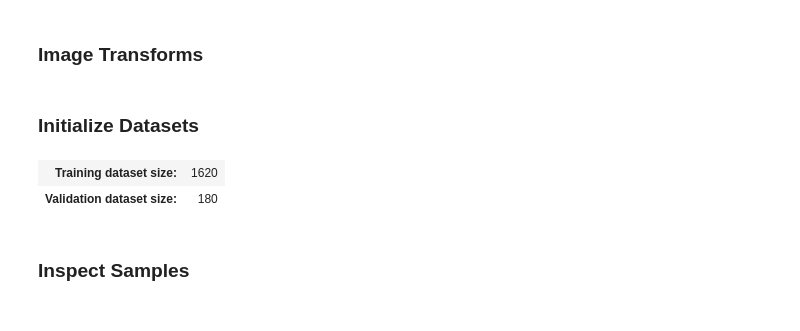
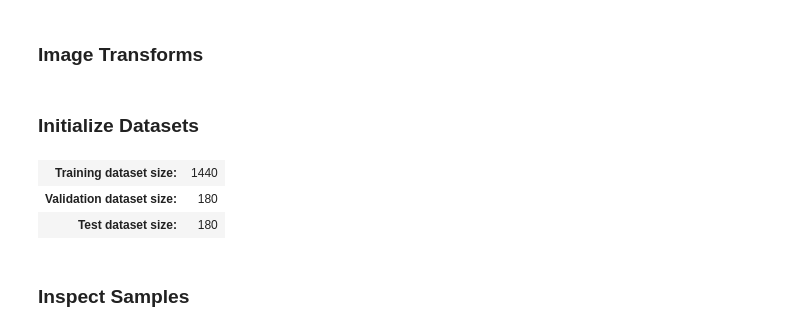
Before and after one commit to shenghungKuan/Gesture_Recognition, a Jupyter notebook: gesture_recognition.ipynb, the cells around one changed output. Saved outputs shown, nothing was run; the diff lists cells and outputs as text; code cells hidden in the pictures.

```diff
--- a/gesture_recognition.ipynb
+++ b/gesture_recognition.ipynb
@@ -187,7 +187,7 @@ Dataset folder already exists
 # Extracting target classes
 classes_image = ['train_val_peace', 'train_val_rock', 'train_val_three', 'train_val_two_up', 'train_val_call', 'train_val_fist',
            'train_val_like', 'train_val_four', 'train_val_one']
-classes_ann = ['peace.json', 'rock.json', 'three.json', 'two_up.json', 'call.json', 'fist.json','like.json', 'four.json', 'one.json', 'no_']
+classes_ann = ['peace.json', 'rock.json', 'three.json', 'two_up.json', 'call.json', 'fist.json','like.json', 'four.json', 'one.json']
 
 # Create a list of the items in the 'dataset_path' directory
 dir_content = [item for item in dataset_path.iterdir() if item.is_dir()]
@@ -499,8 +499,9 @@ img_keys = list(img_dict.keys())
 random.shuffle(img_keys)
 
 # Define the percentage of the images that should be used for training
-train_pct = 0.9
+train_pct = 0.8
 val_pct = 0.1
+test_pct = 0.1
 
 # Calculate the index at which to split the subset of image paths into training and validation sets
 train_split = int(len(img_keys)*train_pct)
@@ -508,11 +509,13 @@ val_split = int(len(img_keys)*(train_pct+val_pct))
 
 # Split the subset of image paths into training and validation sets
 train_keys = img_keys[:train_split]
-val_keys = img_keys[train_split:]
+val_keys = img_keys[train_split:val_split]
+test_keys = img_keys[val_split:]
 
 # Print the number of images in the training and validation sets
 pd.Series({
     "Training Samples:": len(train_keys),
-    "Validation Samples:": len(val_keys)
+    "Validation Samples:": len(val_keys),
+    "Test Samples:": len(test_keys)
 }).to_frame().style.hide(axis='columns')
 # %% [output]
@@ -726,31 +718,35 @@ final_tfms = transforms.Compose([
     transforms.Normalize(*norm_stats),
 ])
 
-# Define the transformations for training and validation datasets
+# Define the transformations for training, validation, and test datasets
 train_tfms = transforms.Compose([
     data_aug_tfms,
     resize_pad_tfm,
     final_tfms,
 ])
 valid_tfms = transforms.Compose([resize_pad_tfm, final_tfms])
+test_tfms = transforms.Compose([resize_pad_tfm, final_tfms])
 # %% [markdown]
 ### Initialize Datasets
 # %%
 # Create a mapping from class names to class indices
 class_to_idx = {c: i for i, c in enumerate(class_names)}
 
 # Instantiate the datasets using the defined transformations
 train_dataset = HagridDataset(train_keys, annotation_df, img_dict, class_to_idx, train_tfms)
 valid_dataset = HagridDataset(val_keys, annotation_df, img_dict, class_to_idx, valid_tfms)
+test_dataset = HagridDataset(test_keys, annotation_df, img_dict, class_to_idx, test_tfms)
 
 # Print the number of samples in the training and validation datasets
 pd.Series({
     'Training dataset size:': len(train_dataset),
-    'Validation dataset size:': len(valid_dataset)}
+    'Validation dataset size:': len(valid_dataset),
+    'Test dataset size:': len(test_dataset)},
 ).to_frame().style.hide(axis='columns')
 # %% [output]
-| Training dataset size: | 1620 |
+| Training dataset size: | 1440 |
 | Validation dataset size: | 180 |
+| Test dataset size: | 180 |
 # %% [markdown]
 ### Inspect Samples
 # %% [markdown]
```
Also changed, not shown: parts of 11 cells of this notebook.
